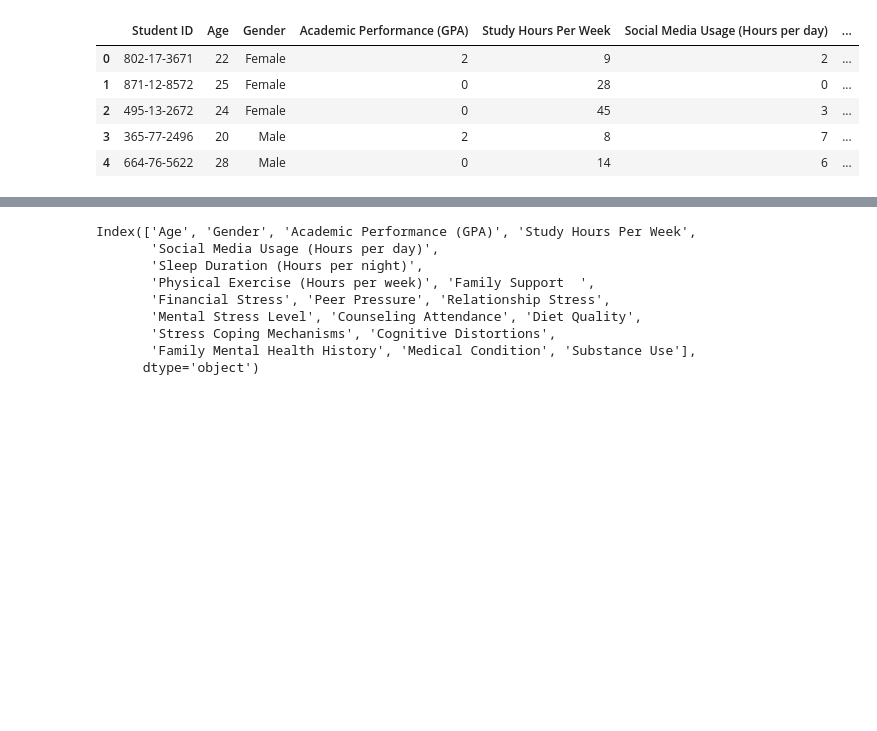
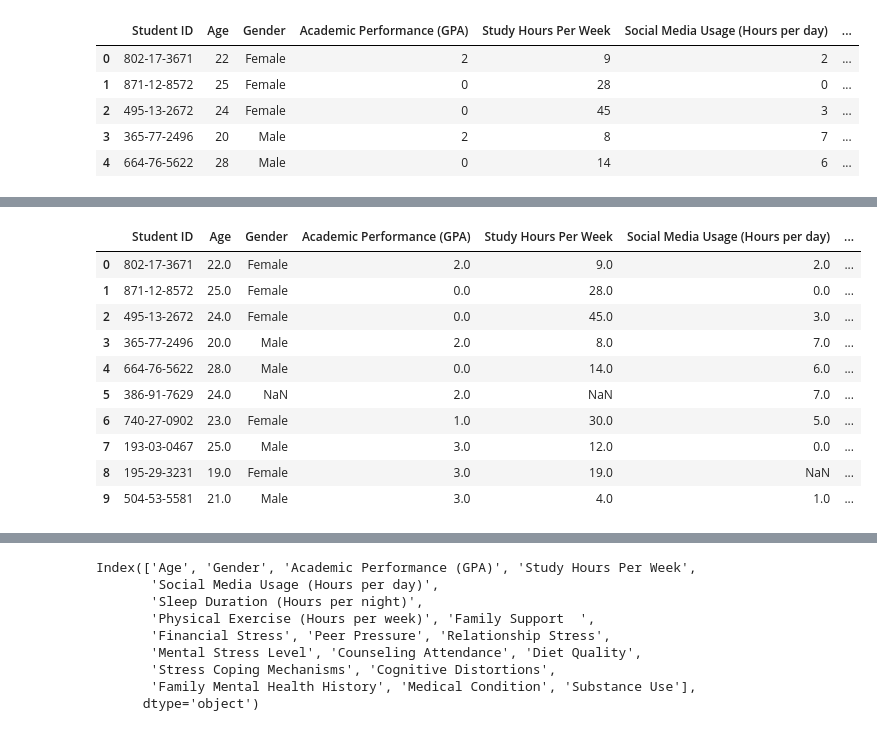
Before and after one commit to Ryandika87/data-mining, a Jupyter notebook: preprocessing.ipynb, the cells around one changed output, grey strips where cells are left out. Cells and saved outputs as stored; diff of their text form; code cells hidden in the pictures; blank space fills up the shorter version.

```diff
--- a/preprocessing.ipynb
+++ b/preprocessing.ipynb
@@ -38,5 +38,3 @@ df.head()
 | 2 | 495-13-2672 | 24 | Female | 0 | 45 | 3 | ... |
 | 3 | 365-77-2496 | 20 | Male | 2 | 8 | 7 | ... |
 | 4 | 664-76-5622 | 28 | Male | 0 | 14 | 6 | ... |
-# %%
-df = df.drop(columns=['Student ID'])
@@ -42,0 +45,8 @@ df = df.drop(columns=['Student ID'])
+# %%
+#membuat variabel df_missing, salinan df yang berisi missing values
+import numpy as np
+
+df_missing = df.copy()
+np.random.seed(42)
+for col in df_missing.columns:
+    df_missing.loc[df_missing.sample(frac=0.1).index, col] = np.nan
@@ -42,0 +74,14 @@ df = df.drop(columns=['Student ID'])
+# %%
+df_missing.head(10)
+# %% [output]
+|  | Student ID | Age | Gender | Academic Performance (GPA) | Study Hours Per Week | Social Media Usage (Hours per day) | ... |
+| 0 | 802-17-3671 | 22.0 | Female | 2.0 | 9.0 | 2.0 | ... |
+| 1 | 871-12-8572 | 25.0 | Female | 0.0 | 28.0 | 0.0 | ... |
+| 2 | 495-13-2672 | 24.0 | Female | 0.0 | 45.0 | 3.0 | ... |
+| 3 | 365-77-2496 | 20.0 | Male | 2.0 | 8.0 | 7.0 | ... |
+| 4 | 664-76-5622 | 28.0 | Male | 0.0 | 14.0 | 6.0 | ... |
+| 5 | 386-91-7629 | 24.0 | NaN | 2.0 | NaN | 7.0 | ... |
+| 6 | 740-27-0902 | 23.0 | Female | 1.0 | 30.0 | 5.0 | ... |
+| 7 | 193-03-0467 | 25.0 | Male | 3.0 | 12.0 | 0.0 | ... |
+| 8 | 195-29-3231 | 19.0 | Female | 3.0 | 19.0 | NaN | ... |
+| 9 | 504-53-5581 | 21.0 | Male | 3.0 | 4.0 | 1.0 | ... |
```
Also changed, not shown: parts of 19 cells of this notebook.
